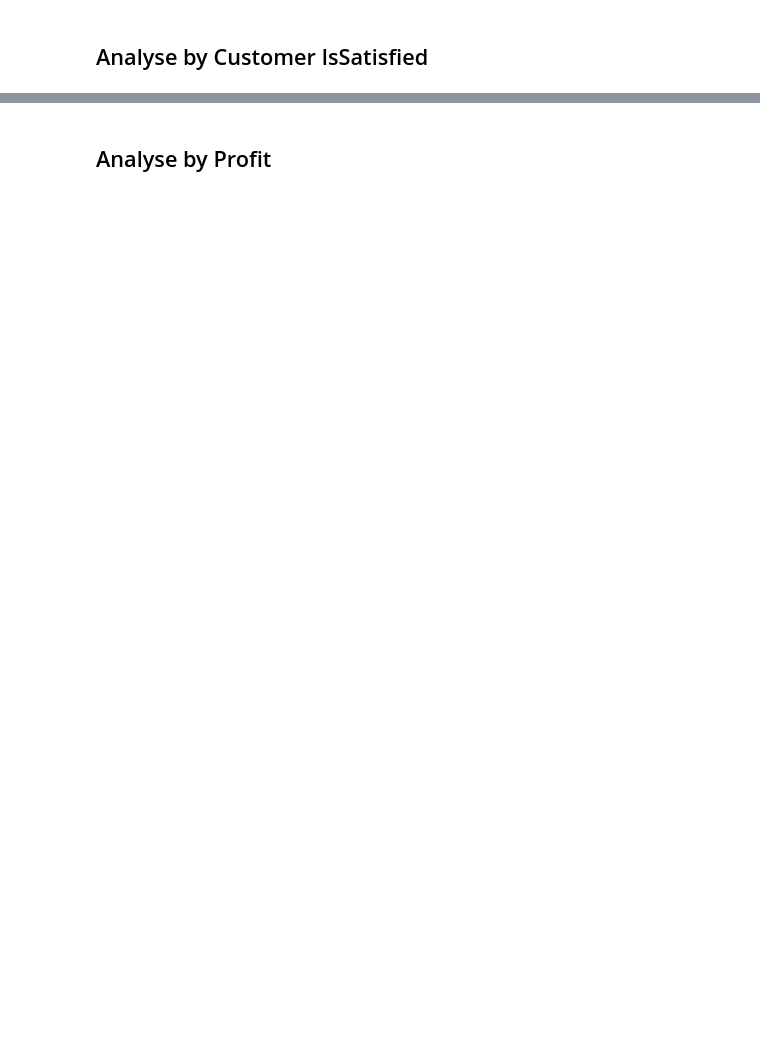
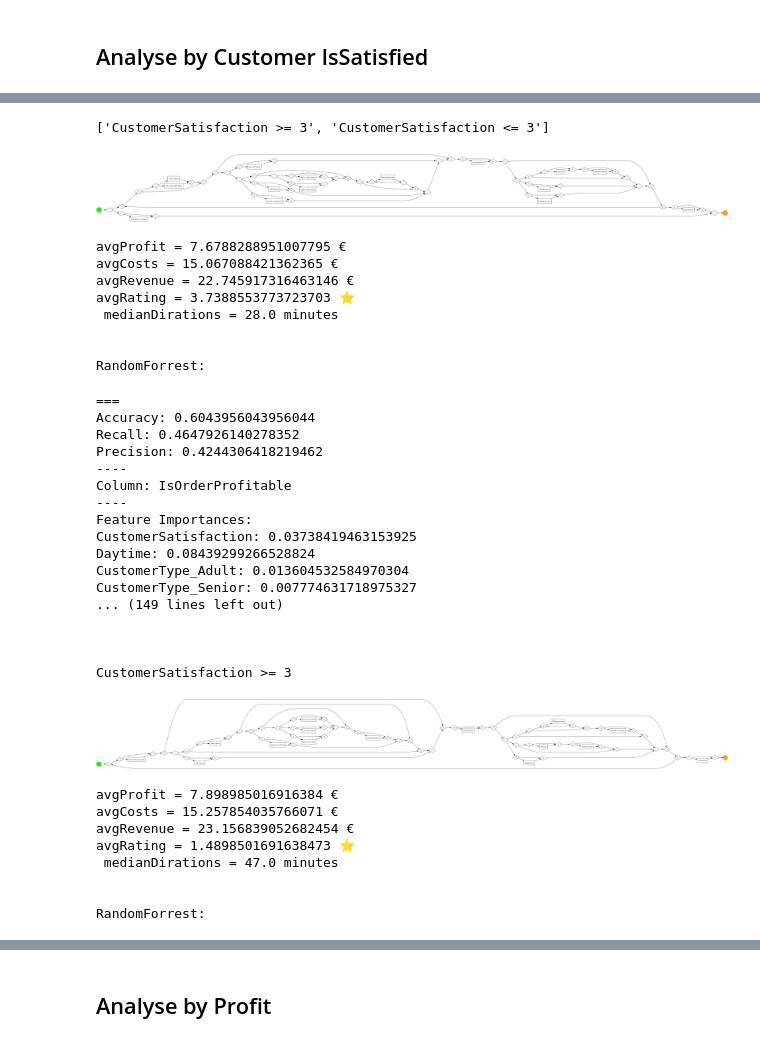
Before and after one commit to philippmayrth/IISProcessInt, a Jupyter notebook: BPMN.ipynb, the cells around one changed output, grey strips where cells are left out. Drawn from its saved outputs; the diff is of its cells as text; code cells hidden in the pictures; blank space fills up the shorter version.

```diff
--- a/BPMN.ipynb
+++ b/BPMN.ipynb
@@ -50,7 +50,7 @@ def query2Info(whereClause="1=1"):
                 where """+whereClause+"""
                 order by sorting
         """)
-    query2Prediction("SELECT * FROM Pizza_Case WHERE Variant != 5 and "+whereClause)
+    query2Prediction('SELECT *, Revenue - Costs as "Profit" FROM Pizza_Case WHERE Variant != 5 and '+whereClause)
 # %%
 #query2BPMN("SELECT * FROM Pizza_Event")
 # %% [markdown]
@@ -180,17 +170,12 @@ profitByVariant
 # %%
 queries = []
 for i in range(1,6):
-        queries.append(f"""select e.sorting, e.EVENTTIME, e.ACTIVITY_EN, e.Automation,  c.*, Revenue - Costs as "Profit"
-                from Pizza_Event e
-                inner join Pizza_Case c on e._CASE_KEY = c._CASE_KEY
-                WHERE CustomerSatisfaction = {i}
-                order by sorting
-        """)
+        queries.append(f"CustomerSatisfaction = {i}")
 
 print(queries)
 
 for query in queries:
-        query2BPMN(query)
+        query2Info(query)
         print(query)
         print()
         print()
@@ -264,22 +272,2 @@ select e.sorting, e.EVENTTIME, e.ACTIVITY_EN, e.Automation,  c.*, Revenue - Cost
 # %% [markdown]
 ## Analyse by Customer IsSatisfied
-# %%
-queries = [f"""select e.sorting, e.EVENTTIME, e.ACTIVITY_EN, e.Automation,  c.*, Revenue - Costs as "Profit"
-                from Pizza_Event e
-                inner join Pizza_Case c on e._CASE_KEY = c._CASE_KEY
-                WHERE CustomerSatisfaction >= 3
-                order by sorting
-        """, f"""select e.sorting, e.EVENTTIME, e.ACTIVITY_EN, e.Automation,  c.*, Revenue - Costs as "Profit"
-                from Pizza_Event e
-                inner join Pizza_Case c on e._CASE_KEY = c._CASE_KEY
-                WHERE CustomerSatisfaction <= 3
-                order by sorting
-        """]
-
-print(queries)
-
-for query in queries:
-        query2BPMN(query)
-        print(query)
-        print()
-        print()
@@ -313,0 +274,47 @@ select e.sorting, e.EVENTTIME, e.ACTIVITY_EN, e.Automation,  c.*, Revenue - Cost
+# %%
+queries = [f"CustomerSatisfaction >= 3", f"CustomerSatisfaction <= 3"]
+
+print(queries)
+
+for query in queries:
+        query2Info(query)
+        print(query)
+        print()
+        print()
+# %% [output]
+['CustomerSatisfaction >= 3', 'CustomerSatisfaction <= 3']
+[figure, added]
+avgProfit = 7.6788288951007795 €
+avgCosts = 15.067088421362365 €
+avgRevenue = 22.745917316463146 €
+avgRating = 3.7388553773723703 ⭐️
+ medianDirations = 28.0 minutes
+
+
+RandomForrest:
+===
+Accuracy: 0.6043956043956044
+Recall: 0.4647926140278352
+Precision: 0.4244306418219462
+----
+Column: IsOrderProfitable
+----
+Feature Importances:
+CustomerSatisfaction: 0.03738419463153925
+Daytime: 0.08439299266528824
+CustomerType_Adult: 0.013604532584970304
+CustomerType_Senior: 0.007774631718975327
+... (149 lines left out)
+
+
+
+CustomerSatisfaction >= 3
+[figure, added]
+avgProfit = 7.898985016916384 €
+avgCosts = 15.257854035766071 €
+avgRevenue = 23.156839052682454 €
+avgRating = 1.4898501691638473 ⭐️
+ medianDirations = 47.0 minutes
+
+
+RandomForrest:
```
Also changed, not shown: parts of 23 cells of this notebook, 2 other files.
